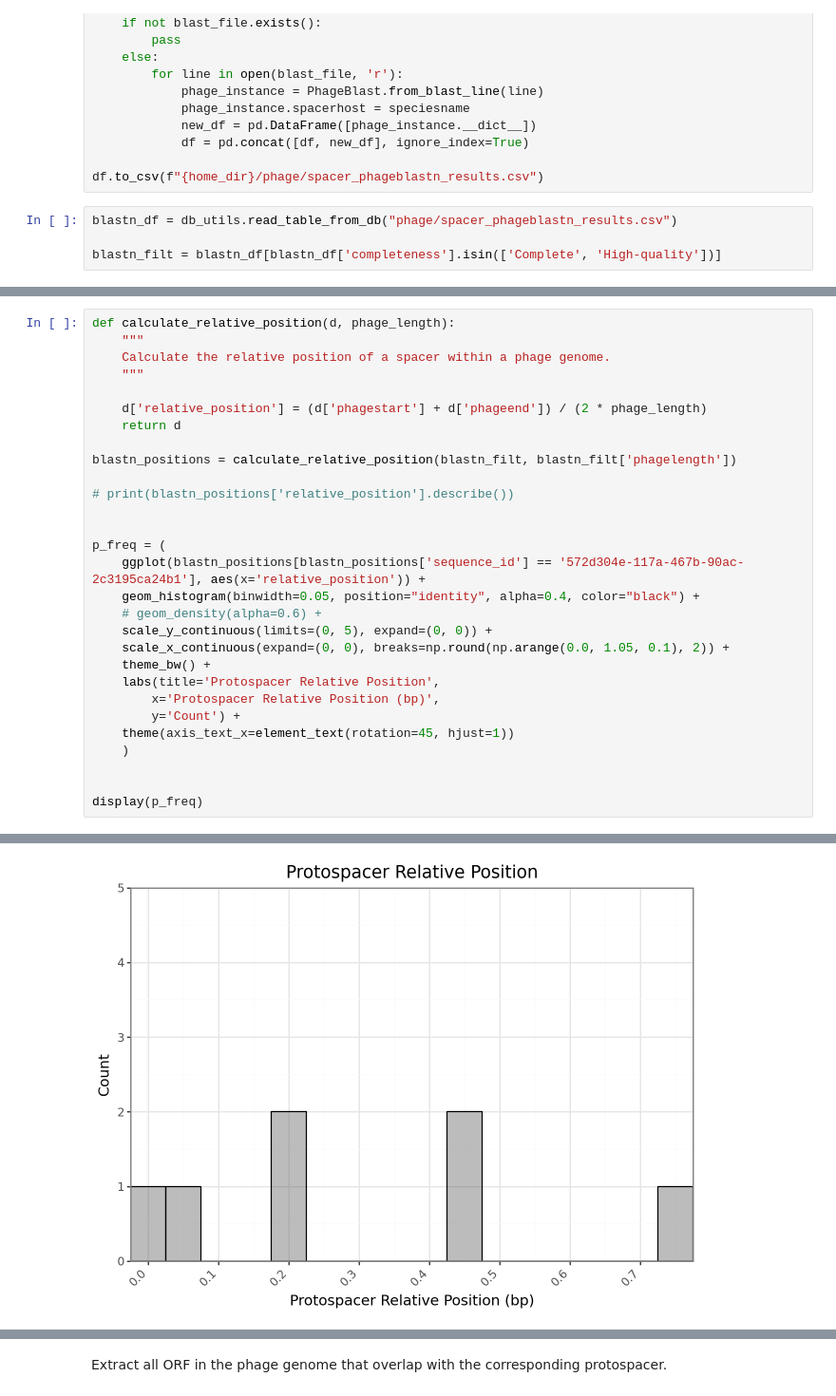
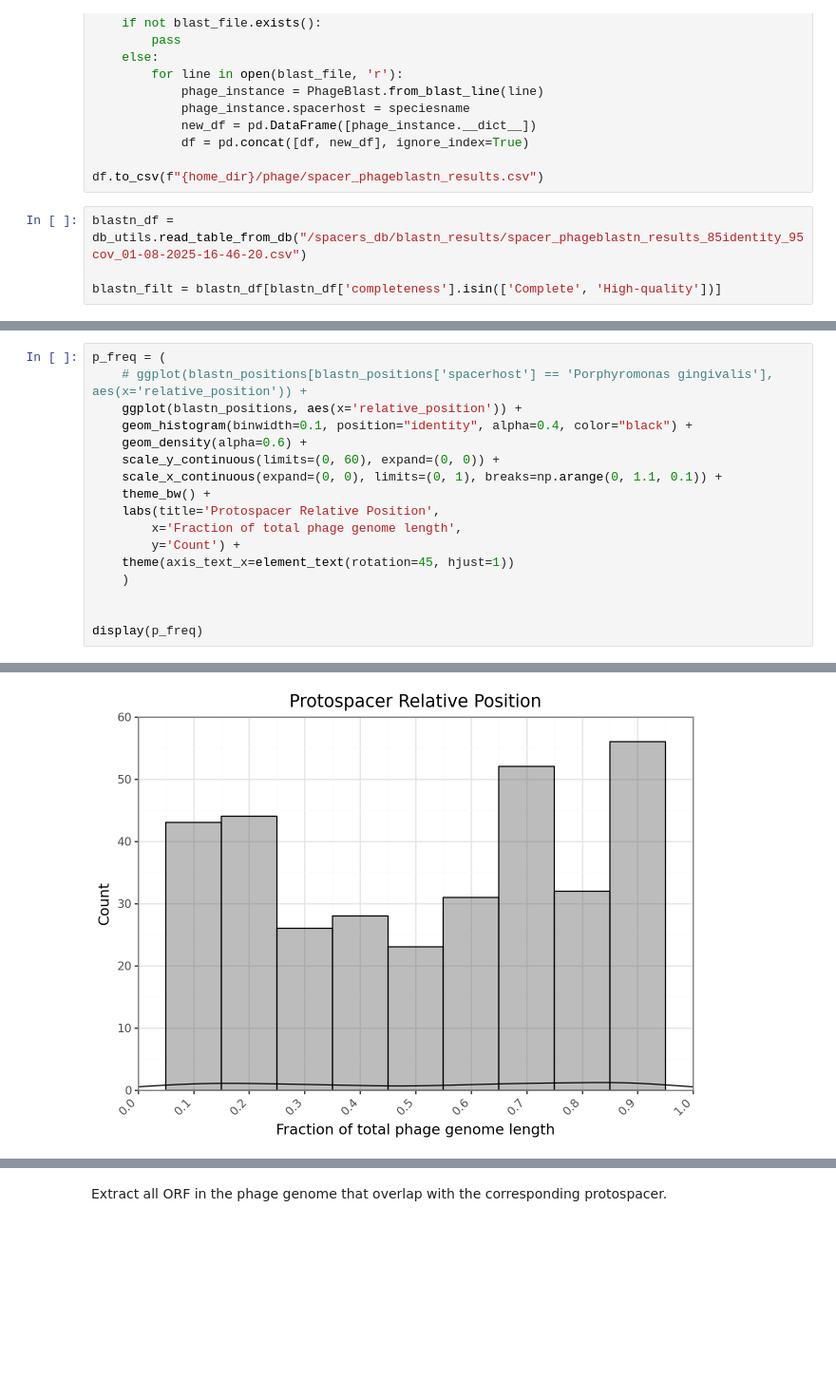
Before and after one commit to rjibengtsson/spacer_analysis, a Jupyter notebook: phage/phage_genome_analysis.ipynb, the cells around one changed output, grey strips where cells are left out. Shown at 95% size. Cells and saved outputs as stored; diff of their text form; blank space fills up the shorter version.

Commit message:
test 29bp spacers

```diff
--- a/phage/phage_genome_analysis.ipynb
+++ b/phage/phage_genome_analysis.ipynb
@@ -112,7 +113,7 @@ for index, row in seq_with_species.iterrows():
 
 df.to_csv(f"{home_dir}/phage/spacer_phageblastn_results.csv")
 # %%
-blastn_df = db_utils.read_table_from_db("phage/spacer_phageblastn_results.csv")
+blastn_df = db_utils.read_table_from_db("/spacers_db/blastn_results/spacer_phageblastn_results_85identity_95cov_01-08-2025-16-46-20.csv")
 
 blastn_filt = blastn_df[blastn_df['completeness'].isin(['Complete', 'High-quality'])]
 # %%
@@ -158,35 +174,23 @@ display(p_box)
 # %%
-def calculate_relative_position(d, phage_length):
-    """
-    Calculate the relative position of a spacer within a phage genome.
-    """
-
-    d['relative_position'] = (d['phagestart'] + d['phageend']) / (2 * phage_length)
-    return d
-
-blastn_positions = calculate_relative_position(blastn_filt, blastn_filt['phagelength'])
-
-# print(blastn_positions['relative_position'].describe())
-
-
 p_freq = (
-    ggplot(blastn_positions[blastn_positions['sequence_id'] == '572d304e-117a-467b-90ac-2c3195ca24b1'], aes(x='relative_position')) +
-    geom_histogram(binwidth=0.05, position="identity", alpha=0.4, color="black") +
-    # geom_density(alpha=0.6) +
-    scale_y_continuous(limits=(0, 5), expand=(0, 0)) +
-    scale_x_continuous(expand=(0, 0), breaks=np.round(np.arange(0.0, 1.05, 0.1), 2)) +
+    # ggplot(blastn_positions[blastn_positions['spacerhost'] == 'Porphyromonas gingivalis'], aes(x='relative_position')) +
+    ggplot(blastn_positions, aes(x='relative_position')) +
+    geom_histogram(binwidth=0.1, position="identity", alpha=0.4, color="black") +
+    geom_density(alpha=0.6) +
+    scale_y_continuous(limits=(0, 60), expand=(0, 0)) +
+    scale_x_continuous(expand=(0, 0), limits=(0, 1), breaks=np.arange(0, 1.1, 0.1)) +
     theme_bw() +
     labs(title='Protospacer Relative Position',
-        x='Protospacer Relative Position (bp)',
+        x='Fraction of total phage genome length',
         y='Count') +
     theme(axis_text_x=element_text(rotation=45, hjust=1))
     )
 
 
 display(p_freq)
 # %% [output]
 A value is trying to be set on a copy of a slice from a DataFrame.
 Try using .loc[row_indexer,col_indexer] = value instead
 
 See the caveats in the documentation: https://pandas.pydata.org/pandas-docs/stable/user_guide/indexing.html#returning-a-view-versus-a-copy
-[figure, old version]
+[figure, new version]
```
Also changed, not shown: parts of 17 cells of this notebook, 6 other files.
